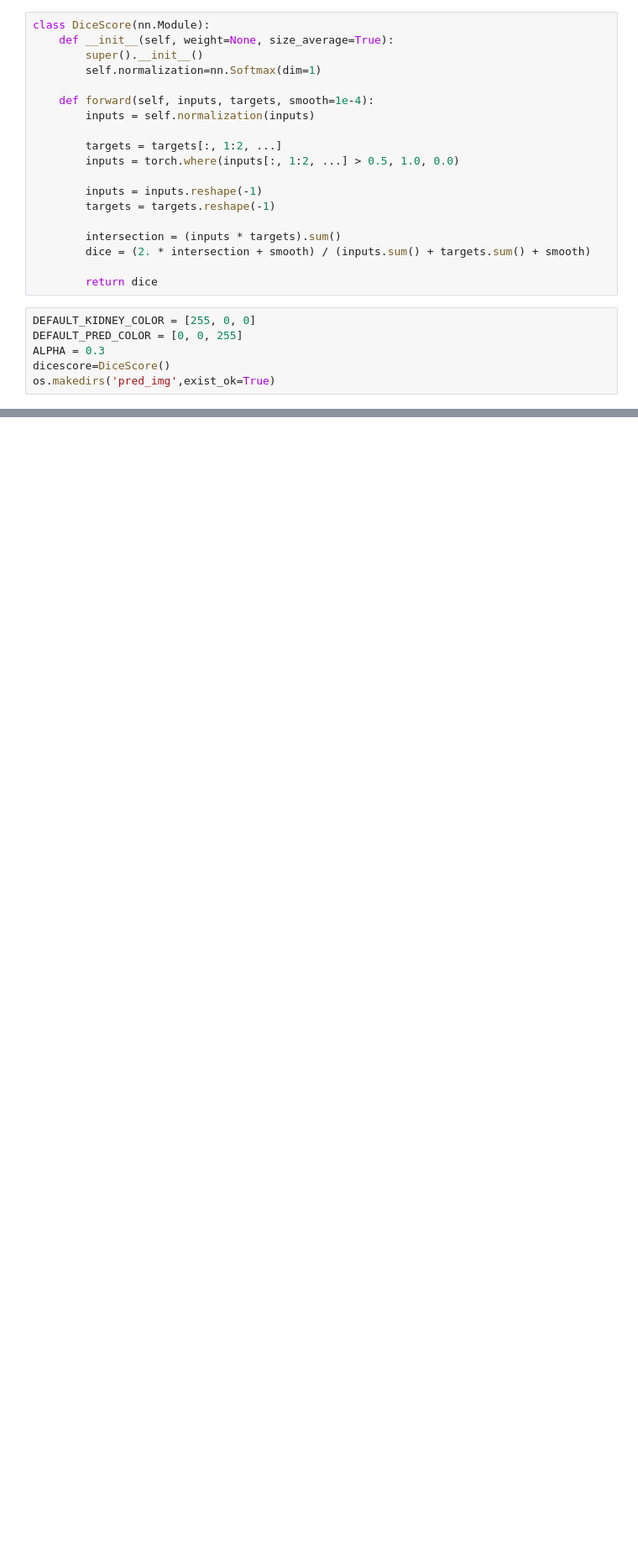
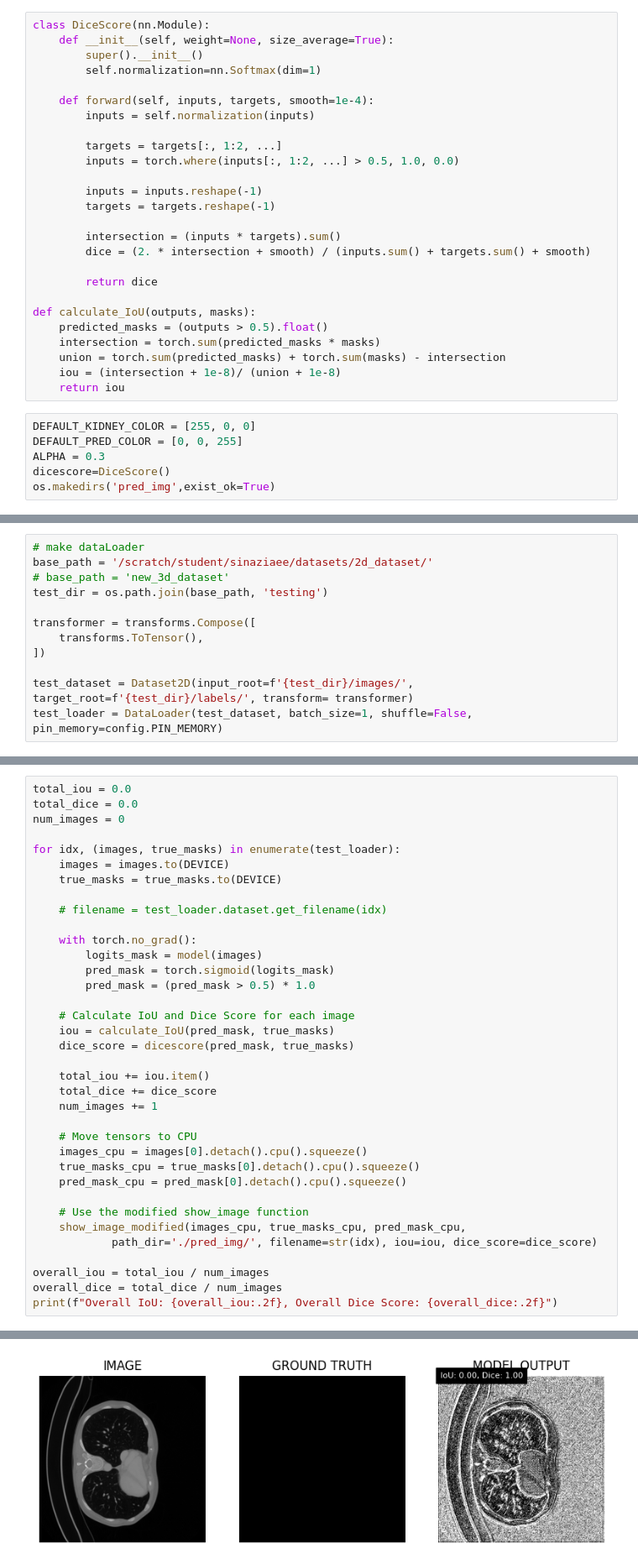
Before and after one commit to sinaziaee/kidney_segmentation, a Jupyter notebook: inference.ipynb, the cells around one changed output, grey strips where cells are left out. Shown at 84% size. Cells and saved outputs as stored; diff of their text form; blank space fills up the shorter version.

```diff
--- a/inference.ipynb
+++ b/inference.ipynb
@@ -30,6 +31,13 @@ class DiceScore(nn.Module):
         dice = (2. * intersection + smooth) / (inputs.sum() + targets.sum() + smooth)
 
         return dice
+
+def calculate_IoU(outputs, masks):
+    predicted_masks = (outputs > 0.5).float()
+    intersection = torch.sum(predicted_masks * masks)
+    union = torch.sum(predicted_masks) + torch.sum(masks) - intersection
+    iou = (intersection + 1e-8)/ (union + 1e-8)
+    return iou
 # %%
 DEFAULT_KIDNEY_COLOR = [255, 0, 0]
 DEFAULT_PRED_COLOR = [0, 0, 255]
@@ -54,0 +66,12 @@ else:
+# %%
+# make dataLoader
+base_path = '/scratch/student/sinaziaee/datasets/2d_dataset/'
+# base_path = 'new_3d_dataset'
+test_dir = os.path.join(base_path, 'testing')
+
+transformer = transforms.Compose([
+    transforms.ToTensor(),
+])
+
+test_dataset = Dataset2D(input_root=f'{test_dir}/images/', target_root=f'{test_dir}/labels/', transform= transformer)
+test_loader = DataLoader(test_dataset, batch_size=1, shuffle=False, pin_memory=config.PIN_MEMORY)
@@ -54,0 +114,37 @@ else:
+# %%
+total_iou = 0.0
+total_dice = 0.0
+num_images = 0
+
+for idx, (images, true_masks) in enumerate(test_loader):
+    images = images.to(DEVICE)
+    true_masks = true_masks.to(DEVICE)
+
+    # filename = test_loader.dataset.get_filename(idx)
+
+    with torch.no_grad():
+        logits_mask = model(images)
+        pred_mask = torch.sigmoid(logits_mask)
+        pred_mask = (pred_mask > 0.5) * 1.0
+
+    # Calculate IoU and Dice Score for each image
+    iou = calculate_IoU(pred_mask, true_masks)
+    dice_score = dicescore(pred_mask, true_masks)
+
+    total_iou += iou.item()
+    total_dice += dice_score
+    num_images += 1
+
+    # Move tensors to CPU
+    images_cpu = images[0].detach().cpu().squeeze()
+    true_masks_cpu = true_masks[0].detach().cpu().squeeze()
+    pred_mask_cpu = pred_mask[0].detach().cpu().squeeze()
+
+    # Use the modified show_image function
+    show_image_modified(images_cpu, true_masks_cpu, pred_mask_cpu,
+            path_dir='./pred_img/', filename=str(idx), iou=iou, dice_score=dice_score)
+
+overall_iou = total_iou / num_images
+overall_dice = total_dice / num_images
+print(f"Overall IoU: {overall_iou:.2f}, Overall Dice Score: {overall_dice:.2f}")
+# %% [output]
@@ -55 +152,2 @@ else:
+[figure, added]
 # %%
```
Also changed, not shown: parts of 5 cells of this notebook, 6 other files.
